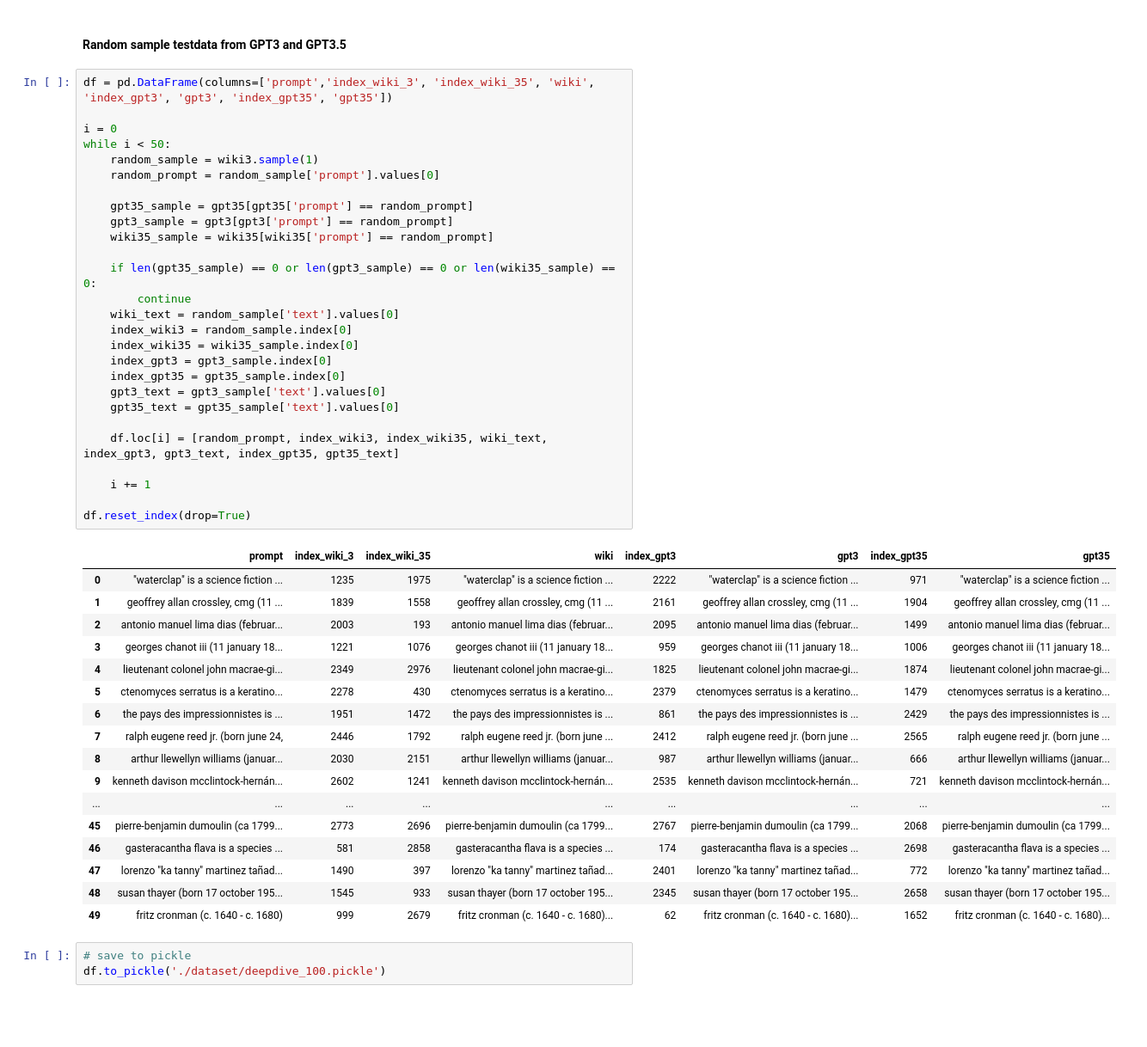
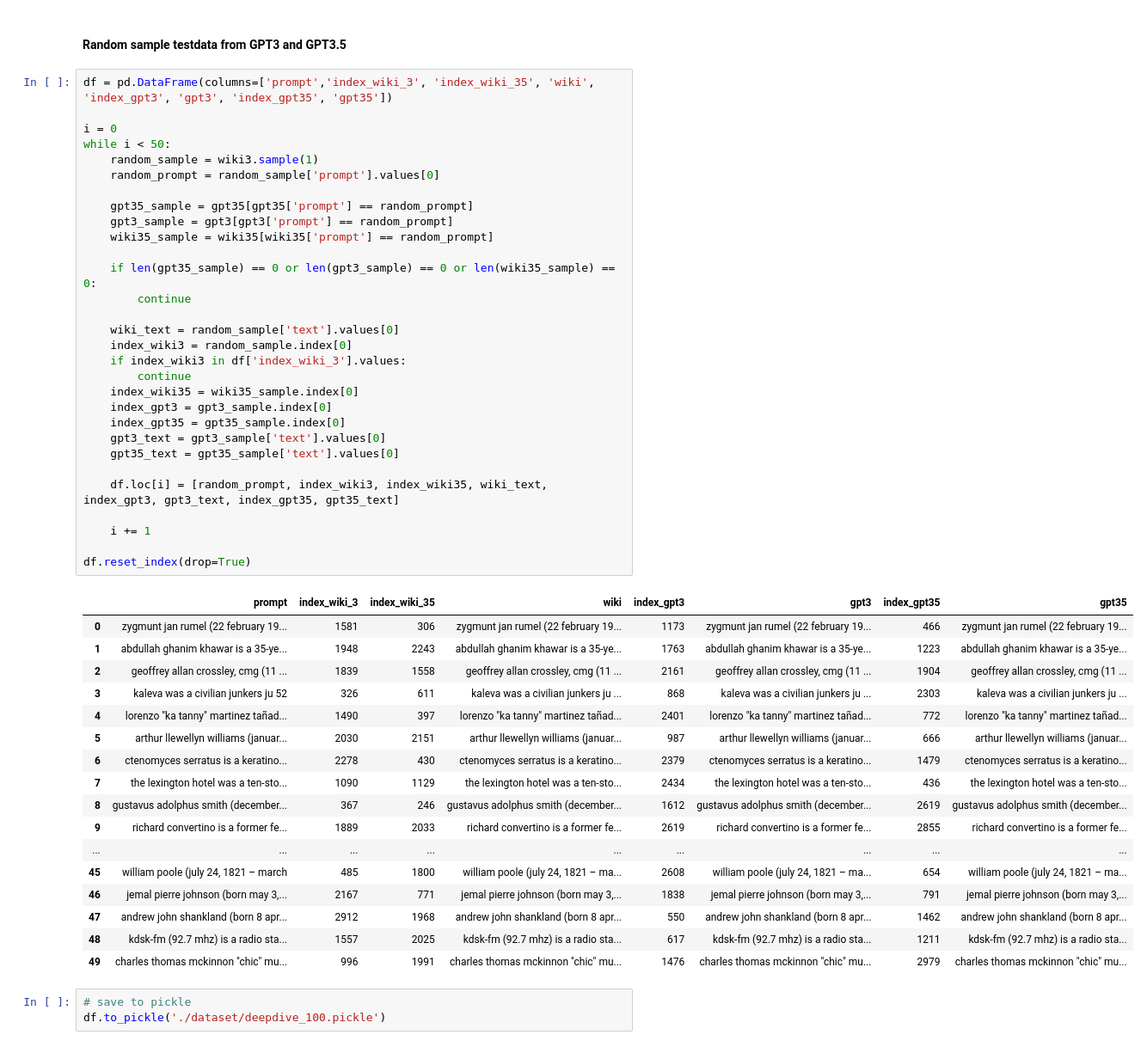
Before and after one commit to yvonne-yiqin-zhang/GPT_Generated_Text_Detection, a Jupyter notebook: test_dataset_deepdive.ipynb, the cells around one changed output. Shown: that part at 86% size. Drawn from its saved outputs; the diff is of its cells as text; blank space fills up the shorter version.

```diff
--- a/test_dataset_deepdive.ipynb
+++ b/test_dataset_deepdive.ipynb
@@ -19,48 +19,51 @@ gpt35 = gpt35[gpt35['label'] == 1]
 # %%
 df = pd.DataFrame(columns=['prompt','index_wiki_3', 'index_wiki_35', 'wiki', 'index_gpt3', 'gpt3', 'index_gpt35', 'gpt35'])
 
 i = 0
 while i < 50:
     random_sample = wiki3.sample(1)
     random_prompt = random_sample['prompt'].values[0]
 
     gpt35_sample = gpt35[gpt35['prompt'] == random_prompt]
     gpt3_sample = gpt3[gpt3['prompt'] == random_prompt]
     wiki35_sample = wiki35[wiki35['prompt'] == random_prompt]
 
     if len(gpt35_sample) == 0 or len(gpt3_sample) == 0 or len(wiki35_sample) == 0:
         continue
+
     wiki_text = random_sample['text'].values[0]
     index_wiki3 = random_sample.index[0]
+    if index_wiki3 in df['index_wiki_3'].values:
+        continue
     index_wiki35 = wiki35_sample.index[0]
     index_gpt3 = gpt3_sample.index[0]
     index_gpt35 = gpt35_sample.index[0]
     gpt3_text = gpt3_sample['text'].values[0]
     gpt35_text = gpt35_sample['text'].values[0]
 
     df.loc[i] = [random_prompt, index_wiki3, index_wiki35, wiki_text, index_gpt3, gpt3_text, index_gpt35, gpt35_text]
 
     i += 1
 
 df.reset_index(drop=True)
 # %% [output]
 |  | prompt | index_wiki_3 | index_wiki_35 | wiki | index_gpt3 | gpt3 | index_gpt35 | gpt35 |
-| 0 | "waterclap" is a science fiction ... | 1235 | 1975 | "waterclap" is a science fiction ... | 2222 | "waterclap" is a science fiction ... | 971 | "waterclap" is a science fiction ... |
-| 1 | geoffrey allan crossley, cmg (11 ... | 1839 | 1558 | geoffrey allan crossley, cmg (11 ... | 2161 | geoffrey allan crossley, cmg (11 ... | 1904 | geoffrey allan crossley, cmg (11 ... |
-| 2 | antonio manuel lima dias (februar... | 2003 | 193 | antonio manuel lima dias (februar... | 2095 | antonio manuel lima dias (februar... | 1499 | antonio manuel lima dias (februar... |
-| 3 | georges chanot iii (11 january 18... | 1221 | 1076 | georges chanot iii (11 january 18... | 959 | georges chanot iii (11 january 18... | 1006 | georges chanot iii (11 january 18... |
-| 4 | lieutenant colonel john macrae-gi... | 2349 | 2976 | lieutenant colonel john macrae-gi... | 1825 | lieutenant colonel john macrae-gi... | 1874 | lieutenant colonel john macrae-gi... |
-| 5 | ctenomyces serratus is a keratino... | 2278 | 430 | ctenomyces serratus is a keratino... | 2379 | ctenomyces serratus is a keratino... | 1479 | ctenomyces serratus is a keratino... |
-| 6 | the pays des impressionnistes is ... | 1951 | 1472 | the pays des impressionnistes is ... | 861 | the pays des impressionnistes is ... | 2429 | the pays des impressionnistes is ... |
-| 7 | ralph eugene reed jr. (born june 24, | 2446 | 1792 | ralph eugene reed jr. (born june ... | 2412 | ralph eugene reed jr. (born june ... | 2565 | ralph eugene reed jr. (born june ... |
-| 8 | arthur llewellyn williams (januar... | 2030 | 2151 | arthur llewellyn williams (januar... | 987 | arthur llewellyn williams (januar... | 666 | arthur llewellyn williams (januar... |
-| 9 | kenneth davison mcclintock-hernán... | 2602 | 1241 | kenneth davison mcclintock-hernán... | 2535 | kenneth davison mcclintock-hernán... | 721 | kenneth davison mcclintock-hernán... |
+| 0 | zygmunt jan rumel (22 february 19... | 1581 | 306 | zygmunt jan rumel (22 february 19... | 1173 | zygmunt jan rumel (22 february 19... | 466 | zygmunt jan rumel (22 february 19... |
+| 1 | abdullah ghanim khawar is a 35-ye... | 1948 | 2243 | abdullah ghanim khawar is a 35-ye... | 1763 | abdullah ghanim khawar is a 35-ye... | 1223 | abdullah ghanim khawar is a 35-ye... |
+| 2 | geoffrey allan crossley, cmg (11 ... | 1839 | 1558 | geoffrey allan crossley, cmg (11 ... | 2161 | geoffrey allan crossley, cmg (11 ... | 1904 | geoffrey allan crossley, cmg (11 ... |
+| 3 | kaleva was a civilian junkers ju 52 | 326 | 611 | kaleva was a civilian junkers ju ... | 868 | kaleva was a civilian junkers ju ... | 2303 | kaleva was a civilian junkers ju ... |
+| 4 | lorenzo "ka tanny" martinez tañad... | 1490 | 397 | lorenzo "ka tanny" martinez tañad... | 2401 | lorenzo "ka tanny" martinez tañad... | 772 | lorenzo "ka tanny" martinez tañad... |
+| 5 | arthur llewellyn williams (januar... | 2030 | 2151 | arthur llewellyn williams (januar... | 987 | arthur llewellyn williams (januar... | 666 | arthur llewellyn williams (januar... |
+| 6 | ctenomyces serratus is a keratino... | 2278 | 430 | ctenomyces serratus is a keratino... | 2379 | ctenomyces serratus is a keratino... | 1479 | ctenomyces serratus is a keratino... |
+| 7 | the lexington hotel was a ten-sto... | 1090 | 1129 | the lexington hotel was a ten-sto... | 2434 | the lexington hotel was a ten-sto... | 436 | the lexington hotel was a ten-sto... |
+| 8 | gustavus adolphus smith (december... | 367 | 246 | gustavus adolphus smith (december... | 1612 | gustavus adolphus smith (december... | 2619 | gustavus adolphus smith (december... |
+| 9 | richard convertino is a former fe... | 1889 | 2033 | richard convertino is a former fe... | 2619 | richard convertino is a former fe... | 2855 | richard convertino is a former fe... |
 | ... | ... | ... | ... | ... | ... | ... | ... | ... |
-| 45 | pierre-benjamin dumoulin (ca 1799... | 2773 | 2696 | pierre-benjamin dumoulin (ca 1799... | 2767 | pierre-benjamin dumoulin (ca 1799... | 2068 | pierre-benjamin dumoulin (ca 1799... |
-| 46 | gasteracantha flava is a species ... | 581 | 2858 | gasteracantha flava is a species ... | 174 | gasteracantha flava is a species ... | 2698 | gasteracantha flava is a species ... |
-| 47 | lorenzo "ka tanny" martinez tañad... | 1490 | 397 | lorenzo "ka tanny" martinez tañad... | 2401 | lorenzo "ka tanny" martinez tañad... | 772 | lorenzo "ka tanny" martinez tañad... |
-| 48 | susan thayer (born 17 october 195... | 1545 | 933 | susan thayer (born 17 october 195... | 2345 | susan thayer (born 17 october 195... | 2658 | susan thayer (born 17 october 195... |
-| 49 | fritz cronman (c. 1640 - c. 1680) | 999 | 2679 | fritz cronman (c. 1640 - c. 1680)... | 62 | fritz cronman (c. 1640 - c. 1680)... | 1652 | fritz cronman (c. 1640 - c. 1680)... |
+| 45 | william poole (july 24, 1821 – march | 485 | 1800 | william poole (july 24, 1821 – ma... | 2608 | william poole (july 24, 1821 – ma... | 654 | william poole (july 24, 1821 – ma... |
+| 46 | jemal pierre johnson (born may 3,... | 2167 | 771 | jemal pierre johnson (born may 3,... | 1838 | jemal pierre johnson (born may 3,... | 791 | jemal pierre johnson (born may 3,... |
+| 47 | andrew john shankland (born 8 apr... | 2912 | 1968 | andrew john shankland (born 8 apr... | 550 | andrew john shankland (born 8 apr... | 1462 | andrew john shankland (born 8 apr... |
+| 48 | kdsk-fm (92.7 mhz) is a radio sta... | 1557 | 2025 | kdsk-fm (92.7 mhz) is a radio sta... | 617 | kdsk-fm (92.7 mhz) is a radio sta... | 1211 | kdsk-fm (92.7 mhz) is a radio sta... |
+| 49 | charles thomas mckinnon "chic" mu... | 996 | 1991 | charles thomas mckinnon "chic" mu... | 1476 | charles thomas mckinnon "chic" mu... | 2979 | charles thomas mckinnon "chic" mu... |
 # %%
 # save to pickle
 df.to_pickle('./dataset/deepdive_100.pickle')
```
Also changed, not shown: 1 other file.
